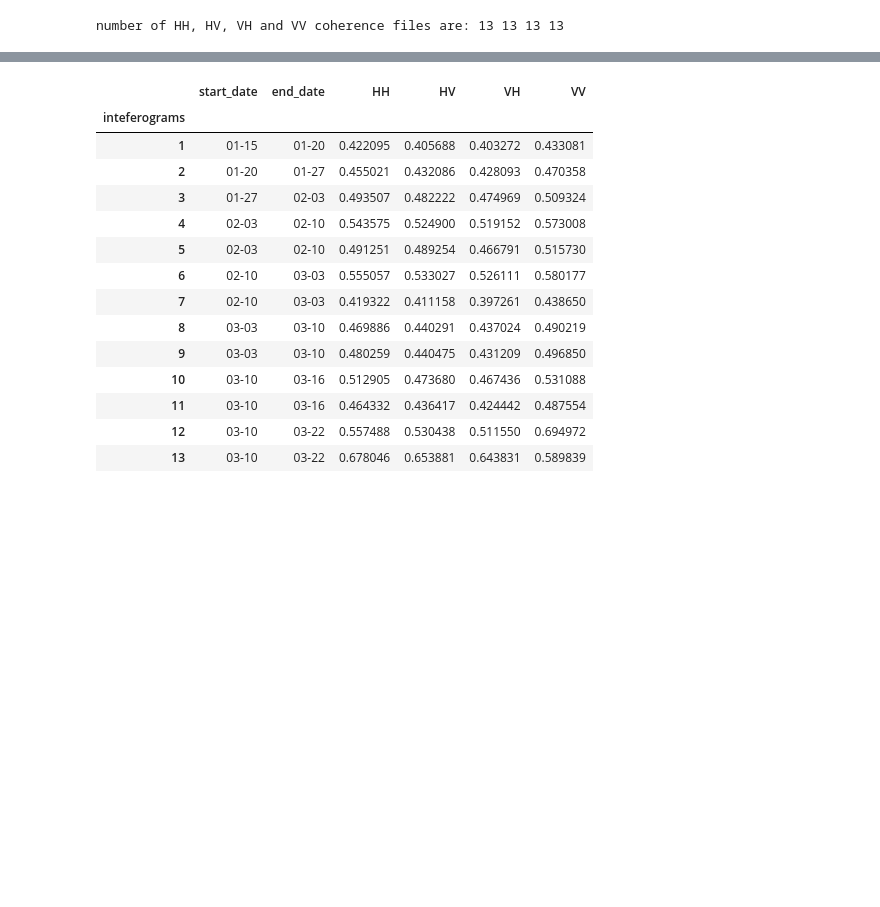
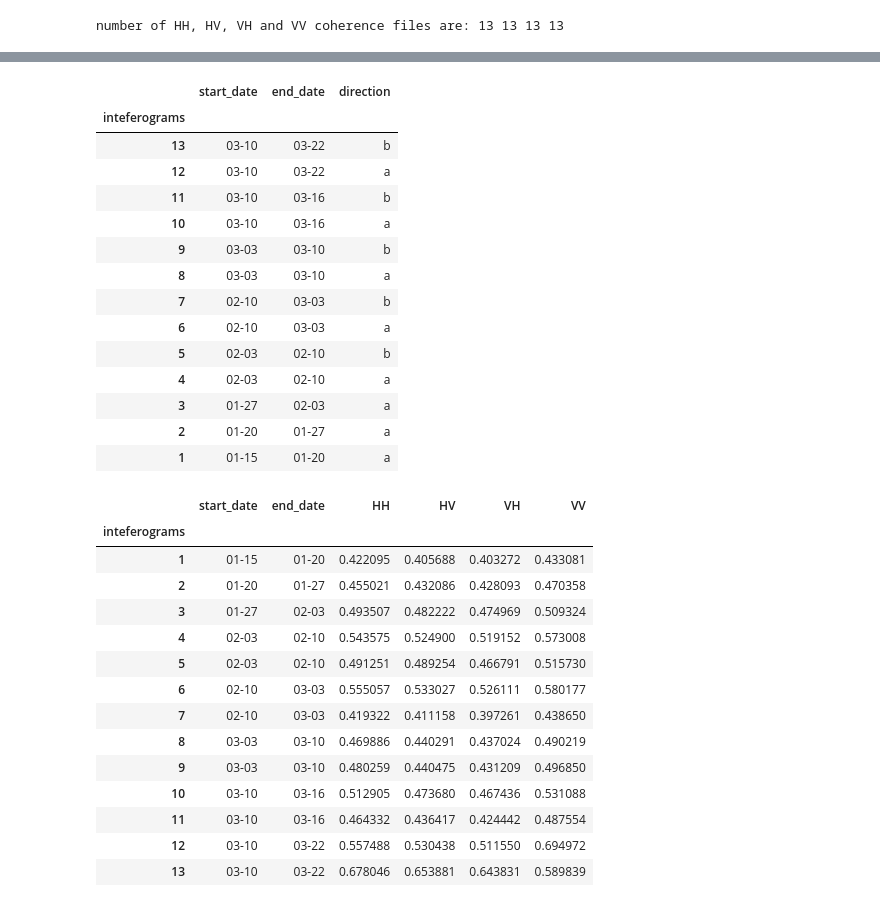
Before and after one commit to Surfix/snow-analytics, a Jupyter notebook: lowman/notebooks/2_Coherence_plot.ipynb, the cells around one changed output, grey strips where cells are left out. Saved outputs shown, nothing was run; the diff lists cells and outputs as text; code cells hidden in the pictures; blank space fills up the shorter version.

```diff
--- a/lowman/notebooks/2_Coherence_plot.ipynb
+++ b/lowman/notebooks/2_Coherence_plot.ipynb
@@ -128,3 +150,41 @@ number of HH, HV, VH and VV coherence files are: 13 13 13 13
+# %%
+#Create a dataframe of date range that matches the coherence files
+
+int_dates = [
+            [13, '03-10', '03-22', 'b'],
+            [12, '03-10', '03-22', 'a'],
+            [11, '03-10', '03-16', 'b'],
+            [10, '03-10', '03-16', 'a'],
+                [9, '03-03', '03-10', 'b'],
+                [8, '03-03', '03-10', 'a'],
+                [7, '02-10', '03-03', 'b'],
+                [6, '02-10', '03-03', 'a'],
+                [5, '02-03', '02-10', 'b'],
+                [4, '02-03', '02-10', 'a'],
+                [3, '01-27', '02-03', 'a'],
+                [2, '01-20', '01-27', 'a'],
+                [1, '01-15', '01-20', 'a']
+                ]
+
+coh_df = pd.DataFrame(int_dates, columns= ['inteferograms', 'start_date', 'end_date', 'direction']).set_index('inteferograms')
+
+coh_df
+# %% [output]
+|  | start_date | end_date | direction |
+| inteferograms |  |  |  |
+| 13 | 03-10 | 03-22 | b |
+| 12 | 03-10 | 03-22 | a |
+| 11 | 03-10 | 03-16 | b |
+| 10 | 03-10 | 03-16 | a |
+| 9 | 03-03 | 03-10 | b |
+| 8 | 03-03 | 03-10 | a |
+| 7 | 02-10 | 03-03 | b |
+| 6 | 02-10 | 03-03 | a |
+| 5 | 02-03 | 02-10 | b |
+| 4 | 02-03 | 02-10 | a |
+| 3 | 01-27 | 02-03 | a |
+| 2 | 01-20 | 01-27 | a |
+| 1 | 01-15 | 01-20 | a |
 # %%
 #find the mean coherennce value of all polarizations for each inteferogram and put into the dataframe
 
```
Also changed, not shown: parts of 5 cells of this notebook.
